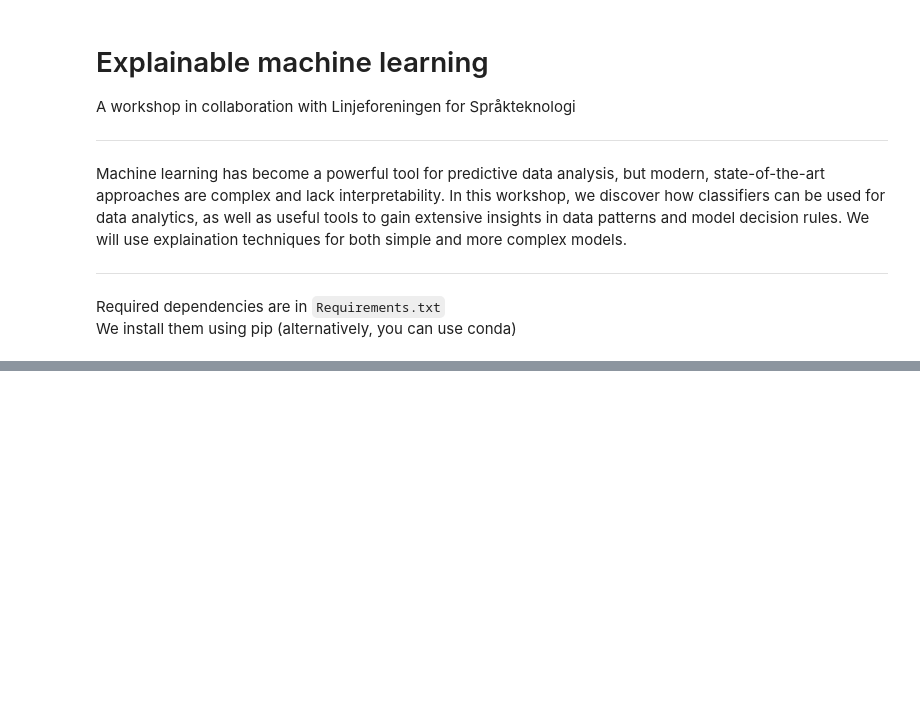
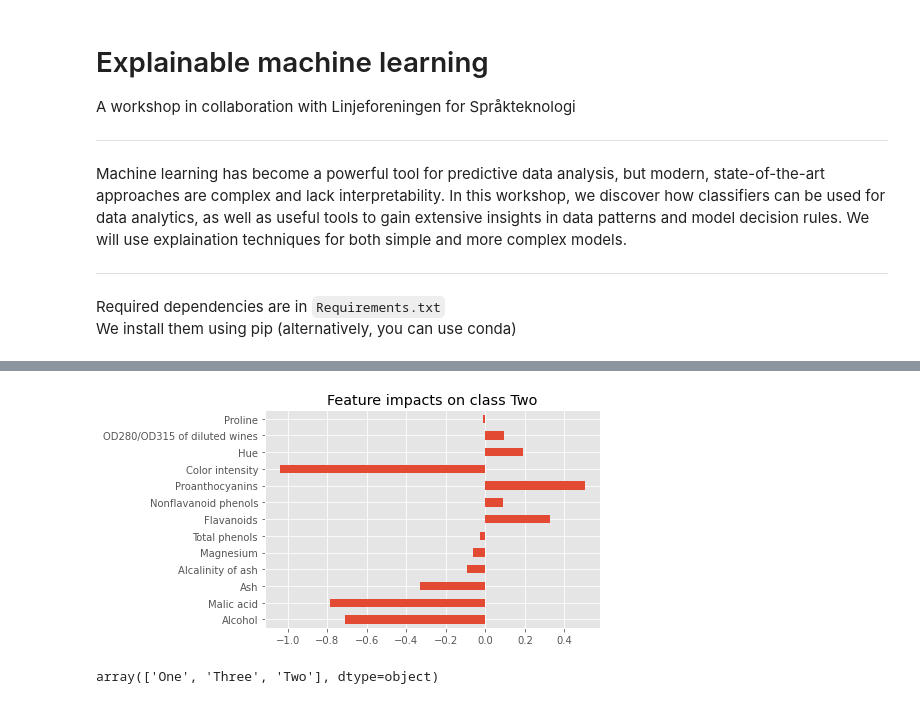
Before and after one commit to marksverdhei/explainable_machine_learning_workshop, a Jupyter notebook: Explainable_machine_learning.ipynb, the cells around one changed output, grey strips where cells are left out. Drawn from its saved outputs; the diff is of its cells as text; code cells hidden in the pictures; blank space fills up the shorter version.

```diff
--- a/Explainable_machine_learning.ipynb
+++ b/Explainable_machine_learning.ipynb
@@ -36,0 +99,8 @@ import matplotlib.pyplot as plt
+# %%
+plot_coefs(2)
+# %% [output]
+[figure, added]
+# %%
+lr.classes_
+# %% [output]
+array(['One', 'Three', 'Two'], dtype=object)
```
Also changed, not shown: parts of 23 cells of this notebook, 3 other files.
